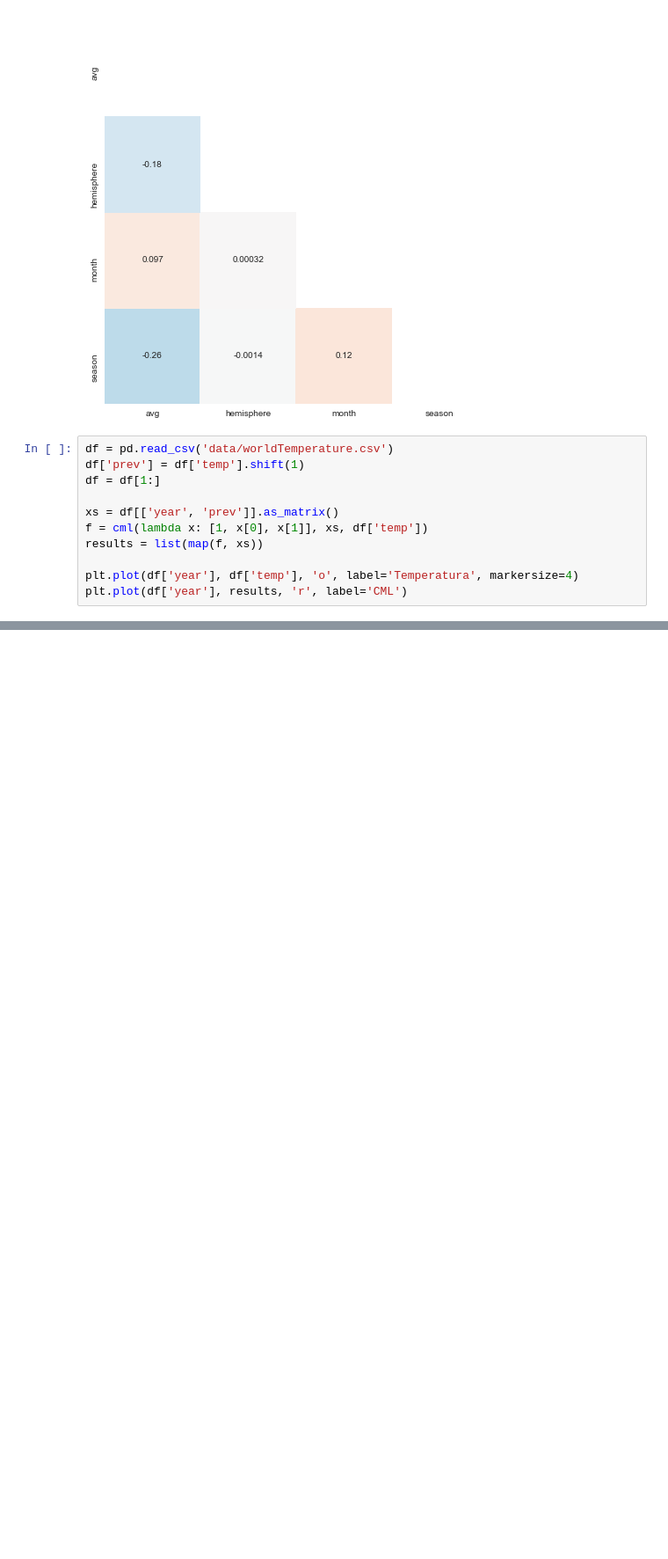
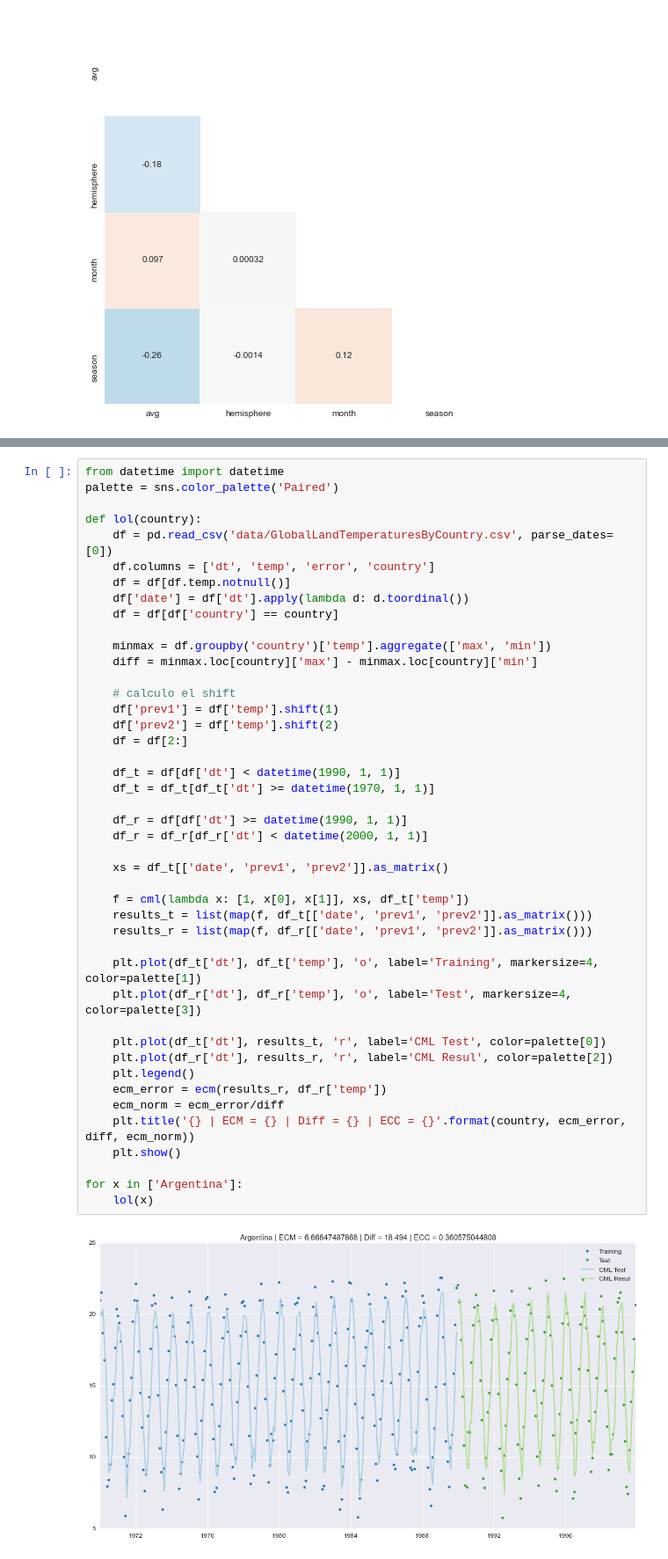
Before and after one commit to smcsicardi/metnum-tp3, a Jupyter notebook: temperature by countries.ipynb, the cells around one changed output, grey strips where cells are left out. Shown at 88% size. Drawn from its saved outputs; the diff is of its cells as text; blank space fills up the shorter version.

```diff
--- a/temperature by countries.ipynb
+++ b/temperature by countries.ipynb
@@ -172,14 +172,3 @@ with sns.axes_style("white"):
     sns.heatmap(corr, mask=mask, square=True, annot=True, cbar=False)
 # %% [output]
 [figure]
-# %%
-df = pd.read_csv('data/worldTemperature.csv')
-df['prev'] = df['temp'].shift(1)
-df = df[1:]
-
-xs = df[['year', 'prev']].as_matrix()
-f = cml(lambda x: [1, x[0], x[1]], xs, df['temp'])
-results = list(map(f, xs))
-
-plt.plot(df['year'], df['temp'], 'o', label='Temperatura', markersize=4)
-plt.plot(df['year'], results, 'r', label='CML')
@@ -188,0 +175,46 @@ plt.plot(df['year'], results, 'r', label='CML')
+# %%
+from datetime import datetime
+palette = sns.color_palette('Paired')
+
+def lol(country):
+    df = pd.read_csv('data/GlobalLandTemperaturesByCountry.csv', parse_dates=[0])
+    df.columns = ['dt', 'temp', 'error', 'country']
+    df = df[df.temp.notnull()]
+    df['date'] = df['dt'].apply(lambda d: d.toordinal())
+    df = df[df['country'] == country]
+
+    minmax = df.groupby('country')['temp'].aggregate(['max', 'min'])
+    diff = minmax.loc[country]['max'] - minmax.loc[country]['min']
+
+    # calculo el shift
+    df['prev1'] = df['temp'].shift(1)
+    df['prev2'] = df['temp'].shift(2)
+    df = df[2:]
+
+    df_t = df[df['dt'] < datetime(1990, 1, 1)]
+    df_t = df_t[df_t['dt'] >= datetime(1970, 1, 1)]
+
+    df_r = df[df['dt'] >= datetime(1990, 1, 1)]
+    df_r = df_r[df_r['dt'] < datetime(2000, 1, 1)]
+
+    xs = df_t[['date', 'prev1', 'prev2']].as_matrix()
+
+    f = cml(lambda x: [1, x[0], x[1]], xs, df_t['temp'])
+    results_t = list(map(f, df_t[['date', 'prev1', 'prev2']].as_matrix()))
+    results_r = list(map(f, df_r[['date', 'prev1', 'prev2']].as_matrix()))
+
+    plt.plot(df_t['dt'], df_t['temp'], 'o', label='Training', markersize=4, color=palette[1])
+    plt.plot(df_r['dt'], df_r['temp'], 'o', label='Test', markersize=4, color=palette[3])
+
+    plt.plot(df_t['dt'], results_t, 'r', label='CML Test', color=palette[0])
+    plt.plot(df_r['dt'], results_r, 'r', label='CML Resul', color=palette[2])
+    plt.legend()
+    ecm_error = ecm(results_r, df_r['temp'])
+    ecm_norm = ecm_error/diff
+    plt.title('{} | ECM = {} | Diff = {} | ECC = {}'.format(country, ecm_error, diff, ecm_norm))
+    plt.show()
+
+for x in ['Argentina']:
+    lol(x)
+# %% [output]
+[figure, added]
```
Also changed, not shown: parts of 1 cell of this notebook, 2 other files.
